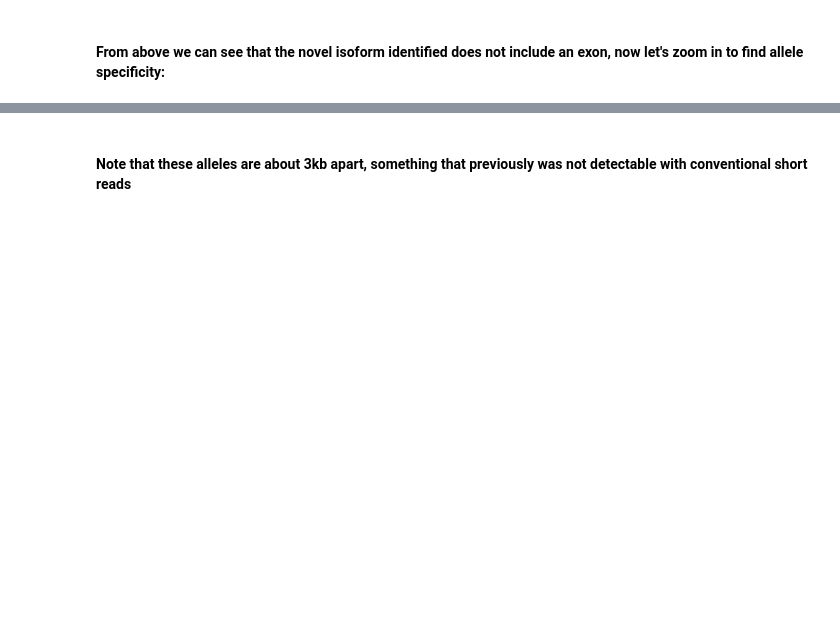
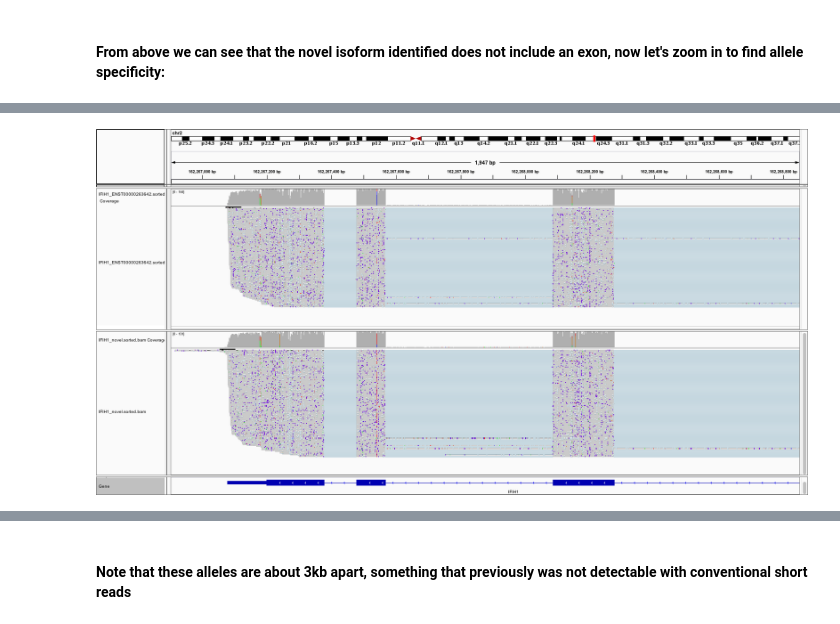
Before and after one commit to timplab/rna_consortia, a Jupyter notebook: scripts/Allele_specificity_analysis.ipynb, the cells around one changed output, grey strips where cells are left out. Saved outputs shown, nothing was run; the diff lists cells and outputs as text; code cells hidden in the pictures; blank space fills up the shorter version.

```diff
--- a/scripts/Allele_specificity_analysis.ipynb
+++ b/scripts/Allele_specificity_analysis.ipynb
@@ -372,0 +365,4 @@ IFrame("IFIH1_3.svg", width=1100, height=800)
+# %%
+Image(filename='IFIH2.png')
+# %% [output]
+[figure, added]
```
Also changed, not shown: parts of 6 cells of this notebook.
